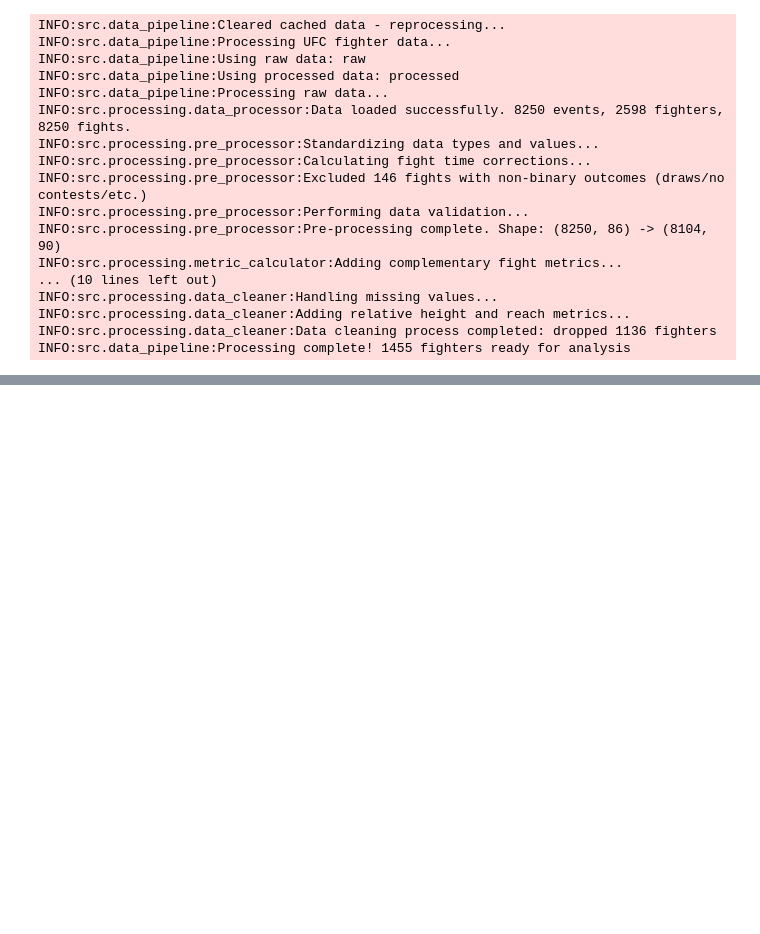
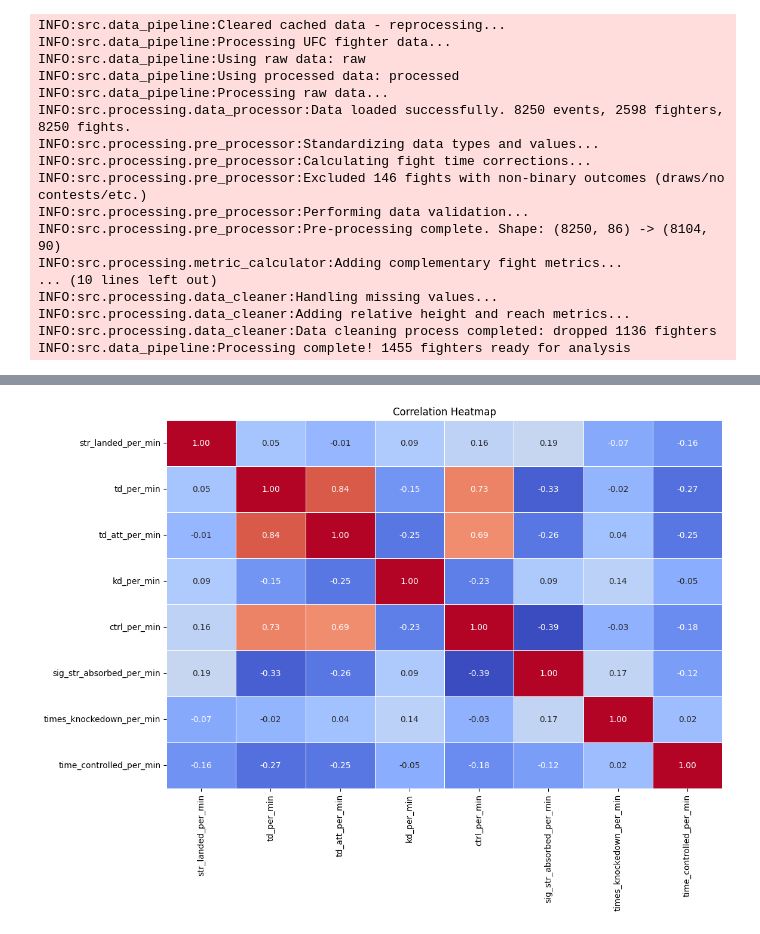
Before and after one commit to sgracia19/UFC_Fighter_Segmentation, a Jupyter notebook: notebooks/03_Clustering.ipynb, the cells around one changed output, grey strips where cells are left out. Drawn from its saved outputs; the diff is of its cells as text; code cells hidden in the pictures; blank space fills up the shorter version.

```diff
--- a/notebooks/03_Clustering.ipynb
+++ b/notebooks/03_Clustering.ipynb
@@ -11,2 +21,0 @@ import src.data_pipeline
-# %%
-_, fighter_df = src.data_pipeline.load_and_process_ufc_data()
@@ -38,0 +64,16 @@ INFO:src.data_pipeline:Processing complete! 1455 fighters ready for analysis
+# %%
+# Exploratory Graphs
+corr_columns = ['str_landed_per_min','td_per_min','td_att_per_min','kd_per_min','ctrl_per_min',
+                'sig_str_absorbed_per_min','times_knockedown_per_min','time_controlled_per_min']
+
+# Compute correlation matrix
+corr_matrix = fighter_df[corr_columns].corr()
+
+# Create a heatmap
+plt.figure(figsize=(12, 8))
+sns.heatmap(corr_matrix, annot=True, cmap='coolwarm', fmt='.2f', linewidths=0.5, cbar = False)
+
+plt.title('Correlation Heatmap')
+plt.show()
+# %% [output]
+[figure, added]
```
Also changed, not shown: parts of 5 cells of this notebook.
